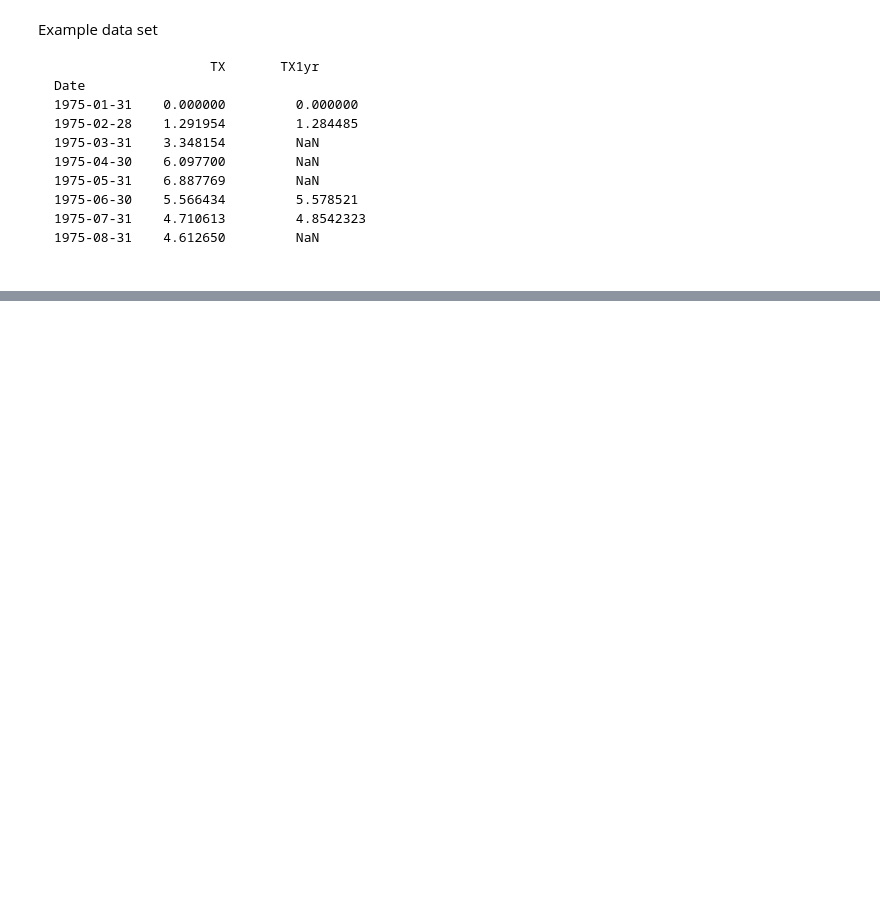
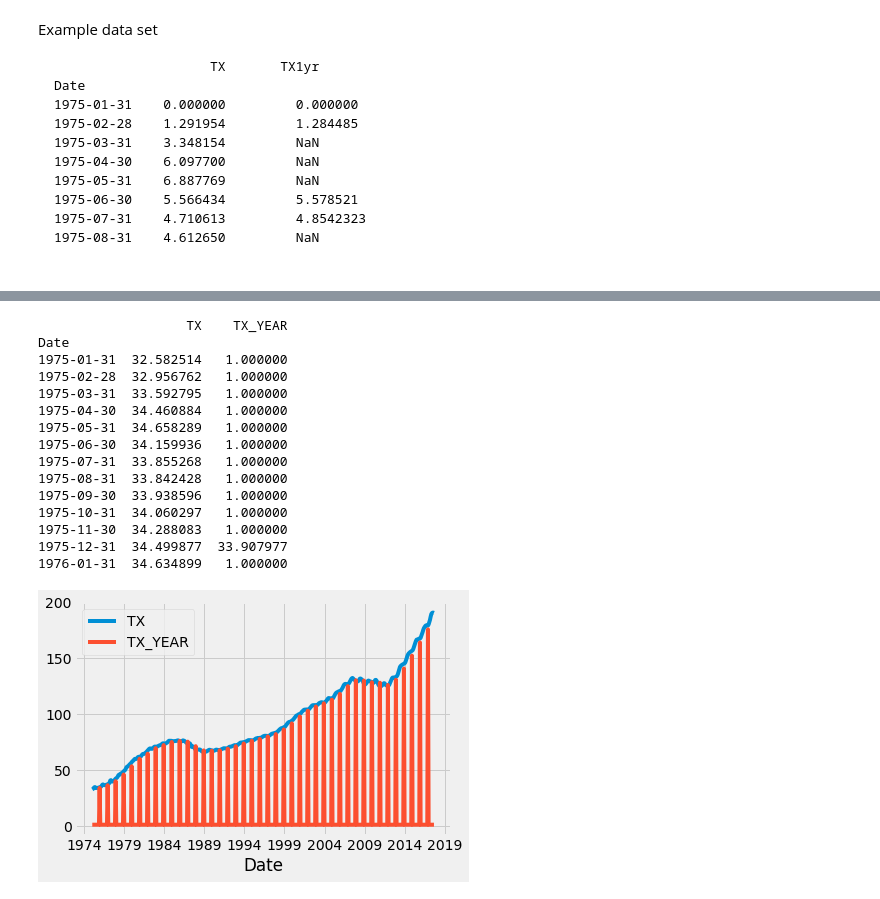
Before and after one commit to surya-veer/DataAnaysis, a Jupyter notebook: DA_with_pandas/10.Handling_missing_data.ipynb, the cells around one changed output, grey strips where cells are left out. Cells and saved outputs as stored; diff of their text form; code cells hidden in the pictures; blank space fills up the shorter version.

Commit message:
adding handling missing data

```diff
--- a/DA_with_pandas/10.Handling_missing_data.ipynb
+++ b/DA_with_pandas/10.Handling_missing_data.ipynb
@@ -20,3 +20,14 @@ Example data set
 </span><span class="lit">1975</span><span class="pun">-</span><span class="lit">06</span><span class="pun">-</span><span class="lit">30</span><span class="pln">    </span><span class="lit">5.566434</span><span class="pln">         </span><span class="kwd">5.578521</span><span class="pln">
 </span><span class="lit">1975</span><span class="pun">-</span><span class="lit">07</span><span class="pun">-</span><span class="lit">31</span><span class="pln">    </span><span class="lit">4.710613</span><span class="pln">         </span><span class="kwd">4.8542323</span><span class="pln">
 </span><span class="lit">1975</span><span class="pun">-</span><span class="lit">08</span><span class="pun">-</span><span class="lit">31</span><span class="pln">    </span><span class="lit">4.612650</span><span class="pln">         </span><span class="kwd">NaN</span><span class="pln">
+# %%
+import pandas as pd
+import numpy as np
+import matplotlib.pyplot as plt
+from matplotlib import style
+style.use("fivethirtyeight")
+# %%
+HPI_data = pd.read_pickle('fiddy_states_data.pickle')
+HPI_data['TX_YEAR']  = HPI_data['TX'].resample('A').mean()
+HPI_data = HPI_data[['TX','TX_YEAR']]
+print(HPI_data.head(13))
@@ -22,0 +131,25 @@ Example data set
+# %%
+fig = plt.figure()
+ax1 = plt.subplot2grid((1,1),(0,0))
+HPI_data1 = HPI_data.fillna(value=1)
+HPI_data1[['TX','TX_YEAR']].plot(ax = ax1)
+print(HPI_data1.head(13))
+plt.legend()
+plt.show()
+# %% [output]
+                   TX    TX_YEAR
+Date
+1975-01-31  32.582514   1.000000
+1975-02-28  32.956762   1.000000
+1975-03-31  33.592795   1.000000
+1975-04-30  34.460884   1.000000
+1975-05-31  34.658289   1.000000
+1975-06-30  34.159936   1.000000
+1975-07-31  33.855268   1.000000
+1975-08-31  33.842428   1.000000
+1975-09-30  33.938596   1.000000
+1975-10-31  34.060297   1.000000
+1975-11-30  34.288083   1.000000
+1975-12-31  34.499877  33.907977
+1976-01-31  34.634899   1.000000
+[figure, added]
```
Also changed, not shown: parts of 11 cells of this notebook.
